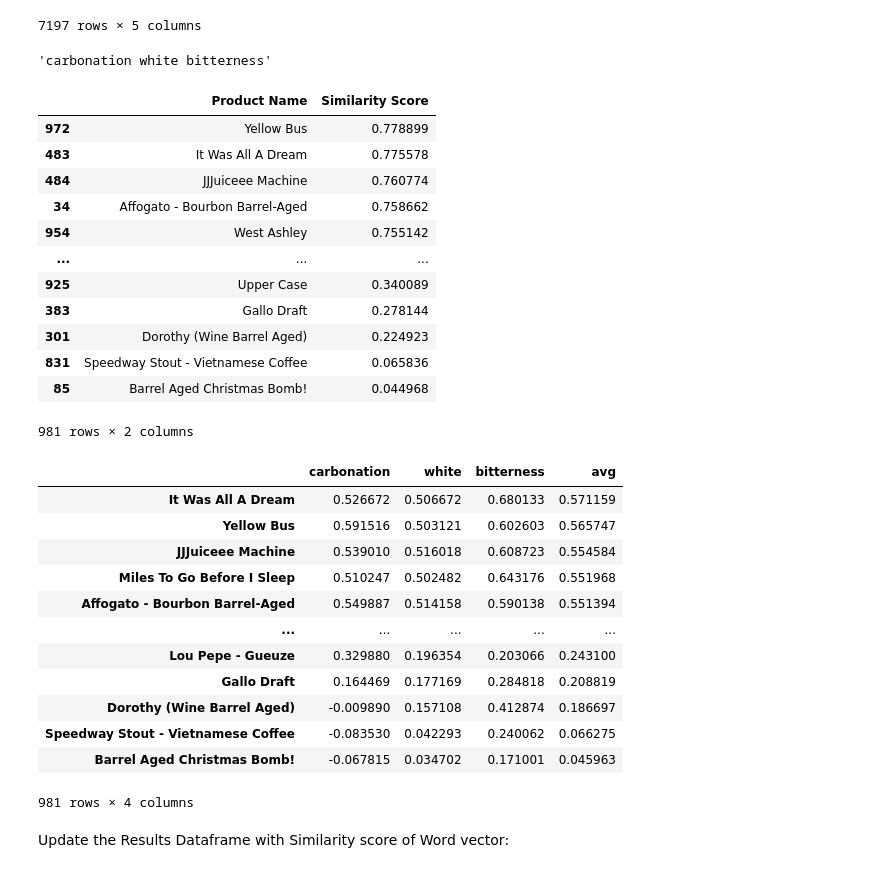
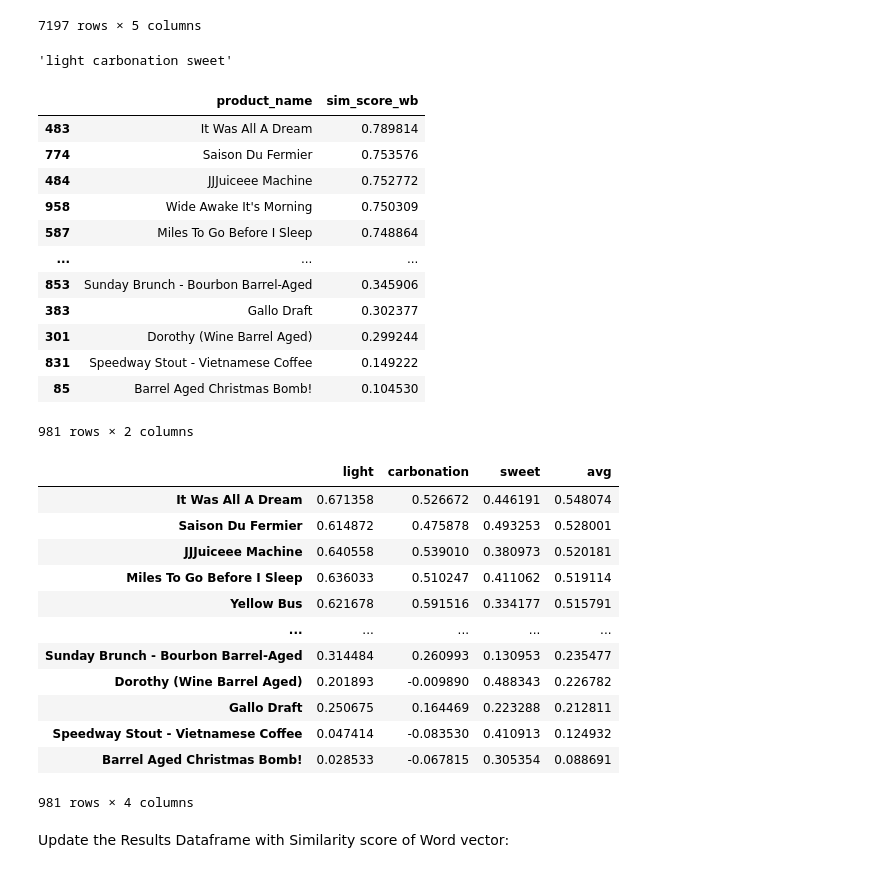
Before and after one commit to milindbhatiaa/Unstructured_Analytics, a Jupyter notebook: Homework 2/Unstructured_Assignment2_final.ipynb, the cells around one changed output. Drawn from its saved outputs; the diff is of its cells as text; code cells hidden in the pictures.

```diff
--- a/Homework 2/Unstructured_Assignment2_final.ipynb
+++ b/Homework 2/Unstructured_Assignment2_final.ipynb
@@ -123,0 +111,3 @@ selected_attributes
+# %%
+selected_attributes = ['light', 'carbonation', 'sweet']
+selected_attributes
@@ -170,6 +195,8 @@ from nltk.sentiment import SentimentIntensityAnalyzer
 nltk.download('vader_lexicon')
 #initialize the sentiment analyzer
 analyser = SentimentIntensityAnalyzer()
+for word in attributes[:10] :
+  analyser.lexicon[word] = 0
 # %% [output]
 [nltk_data] Downloading package vader_lexicon to
 [nltk_data]     /Users/milindbhatia/nltk_data...
@@ -304,31 +332,31 @@ def calculate_similarity(attribute, review):
 att_str = " ".join(selected_attributes)
 att_str
 # %% [output]
-'carbonation white bitterness'
+'light carbonation sweet'
 # %%
 product_scores_ind = {}
 
 for product_name, group in wv_df.groupby("product_name"):
     product_scores_ind[product_name] = {}
     scores_i = [calculate_similarity(att_str, review) for review in group["product_review"]]
     avg_score_i = sum(scores_i) / len(scores_i)
     product_scores_ind[product_name] = avg_score_i
 
-df_wv_ind = pd.DataFrame(list(product_scores_ind.items()), columns=['Product Name', 'Similarity Score'])
-df_wv_ind.sort_values(by='Similarity Score',ascending=False)
+df_wv_ind = pd.DataFrame(list(product_scores_ind.items()), columns=['product_name', 'sim_score_wb'])
+df_wv_ind.sort_values(by='sim_score_wb',ascending=False)
 # %% [output]
-|  | Product Name | Similarity Score |
-| 972 | Yellow Bus | 0.778899 |
-| 483 | It Was All A Dream | 0.775578 |
-| 484 | JJJuiceee Machine | 0.760774 |
-| 34 | Affogato - Bourbon Barrel-Aged | 0.758662 |
-| 954 | West Ashley | 0.755142 |
+|  | product_name | sim_score_wb |
+| 483 | It Was All A Dream | 0.789814 |
+| 774 | Saison Du Fermier | 0.753576 |
+| 484 | JJJuiceee Machine | 0.752772 |
+| 958 | Wide Awake It's Morning | 0.750309 |
+| 587 | Miles To Go Before I Sleep | 0.748864 |
 | ... | ... | ... |
-| 925 | Upper Case | 0.340089 |
-| 383 | Gallo Draft | 0.278144 |
-| 301 | Dorothy (Wine Barrel Aged) | 0.224923 |
-| 831 | Speedway Stout - Vietnamese Coffee | 0.065836 |
-| 85 | Barrel Aged Christmas Bomb! | 0.044968 |
+| 853 | Sunday Brunch - Bourbon Barrel-Aged | 0.345906 |
+| 383 | Gallo Draft | 0.302377 |
+| 301 | Dorothy (Wine Barrel Aged) | 0.299244 |
+| 831 | Speedway Stout - Vietnamese Coffee | 0.149222 |
+| 85 | Barrel Aged Christmas Bomb! | 0.104530 |
 981 rows × 2 columns
 # %%
 product_scores = {}
@@ -346,18 +374,18 @@ for product, attributes in product_scores.items():
 df_word_vec = pd.DataFrame.from_dict(product_scores, orient='index')
 df_word_vec.sort_values(by='avg',ascending=False)
 # %% [output]
-|  | carbonation | white | bitterness | avg |
-| It Was All A Dream | 0.526672 | 0.506672 | 0.680133 | 0.571159 |
-| Yellow Bus | 0.591516 | 0.503121 | 0.602603 | 0.565747 |
-| JJJuiceee Machine | 0.539010 | 0.516018 | 0.608723 | 0.554584 |
-| Miles To Go Before I Sleep | 0.510247 | 0.502482 | 0.643176 | 0.551968 |
-| Affogato - Bourbon Barrel-Aged | 0.549887 | 0.514158 | 0.590138 | 0.551394 |
+|  | light | carbonation | sweet | avg |
+| It Was All A Dream | 0.671358 | 0.526672 | 0.446191 | 0.548074 |
+| Saison Du Fermier | 0.614872 | 0.475878 | 0.493253 | 0.528001 |
+| JJJuiceee Machine | 0.640558 | 0.539010 | 0.380973 | 0.520181 |
+| Miles To Go Before I Sleep | 0.636033 | 0.510247 | 0.411062 | 0.519114 |
+| Yellow Bus | 0.621678 | 0.591516 | 0.334177 | 0.515791 |
 | ... | ... | ... | ... | ... |
-| Lou Pepe - Gueuze | 0.329880 | 0.196354 | 0.203066 | 0.243100 |
-| Gallo Draft | 0.164469 | 0.177169 | 0.284818 | 0.208819 |
-| Dorothy (Wine Barrel Aged) | -0.009890 | 0.157108 | 0.412874 | 0.186697 |
-| Speedway Stout - Vietnamese Coffee | -0.083530 | 0.042293 | 0.240062 | 0.066275 |
-| Barrel Aged Christmas Bomb! | -0.067815 | 0.034702 | 0.171001 | 0.045963 |
+| Sunday Brunch - Bourbon Barrel-Aged | 0.314484 | 0.260993 | 0.130953 | 0.235477 |
+| Dorothy (Wine Barrel Aged) | 0.201893 | -0.009890 | 0.488343 | 0.226782 |
+| Gallo Draft | 0.250675 | 0.164469 | 0.223288 | 0.212811 |
+| Speedway Stout - Vietnamese Coffee | 0.047414 | -0.083530 | 0.410913 | 0.124932 |
+| Barrel Aged Christmas Bomb! | 0.028533 | -0.067815 | 0.305354 | 0.088691 |
 981 rows × 4 columns
 # %% [markdown]
 Update the Results Dataframe with Similarity score of Word vector:
```
Also changed, not shown: parts of 17 cells of this notebook.
